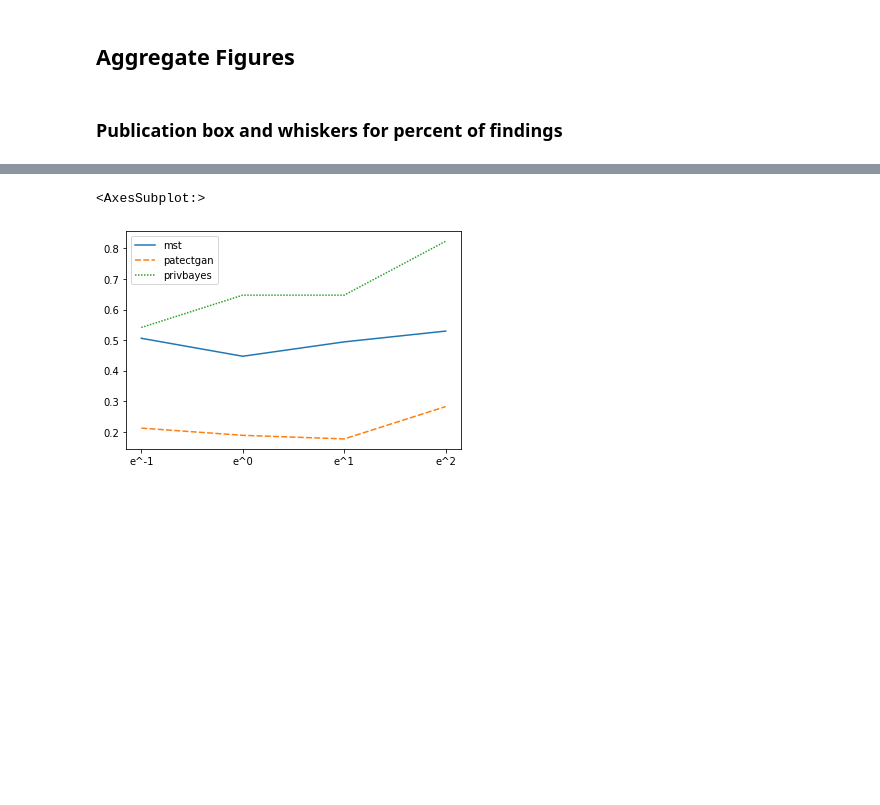
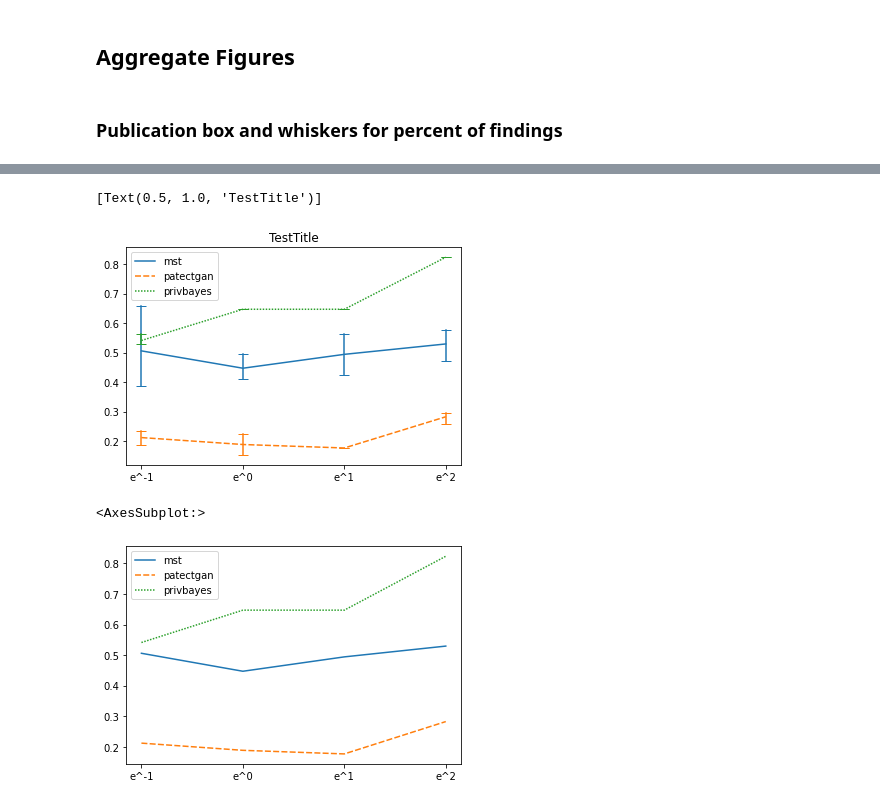
Before and after one commit to DataResponsibly/SynRD, a Jupyter notebook: papers/generate_figures.ipynb, the cells around one changed output, grey strips where cells are left out. Cells and saved outputs as stored; diff of their text form; code cells hidden in the pictures; blank space fills up the shorter version.

Commit message:
Update line plot with error bars

```diff
--- a/papers/generate_figures.ipynb
+++ b/papers/generate_figures.ipynb
@@ -128,2 +45,11 @@ pd.DataFrame(real_vs_private_soft['saw2018cross']).T
+# %%
+
+
+soft_data = pub_agg.real_vs_private_soft_error_bars()
+g = plot_line_nested_epsilon_dict_error_bars(soft_data)
+g.set(title="")
+# %% [output]
+[Text(0.5, 1.0, 'TestTitle')]
+[figure, added]
 # %%
 from plotting_utils import plot_line_nested_epsilon_dict
```
Also changed, not shown: parts of 41 cells of this notebook, 3 other files.
